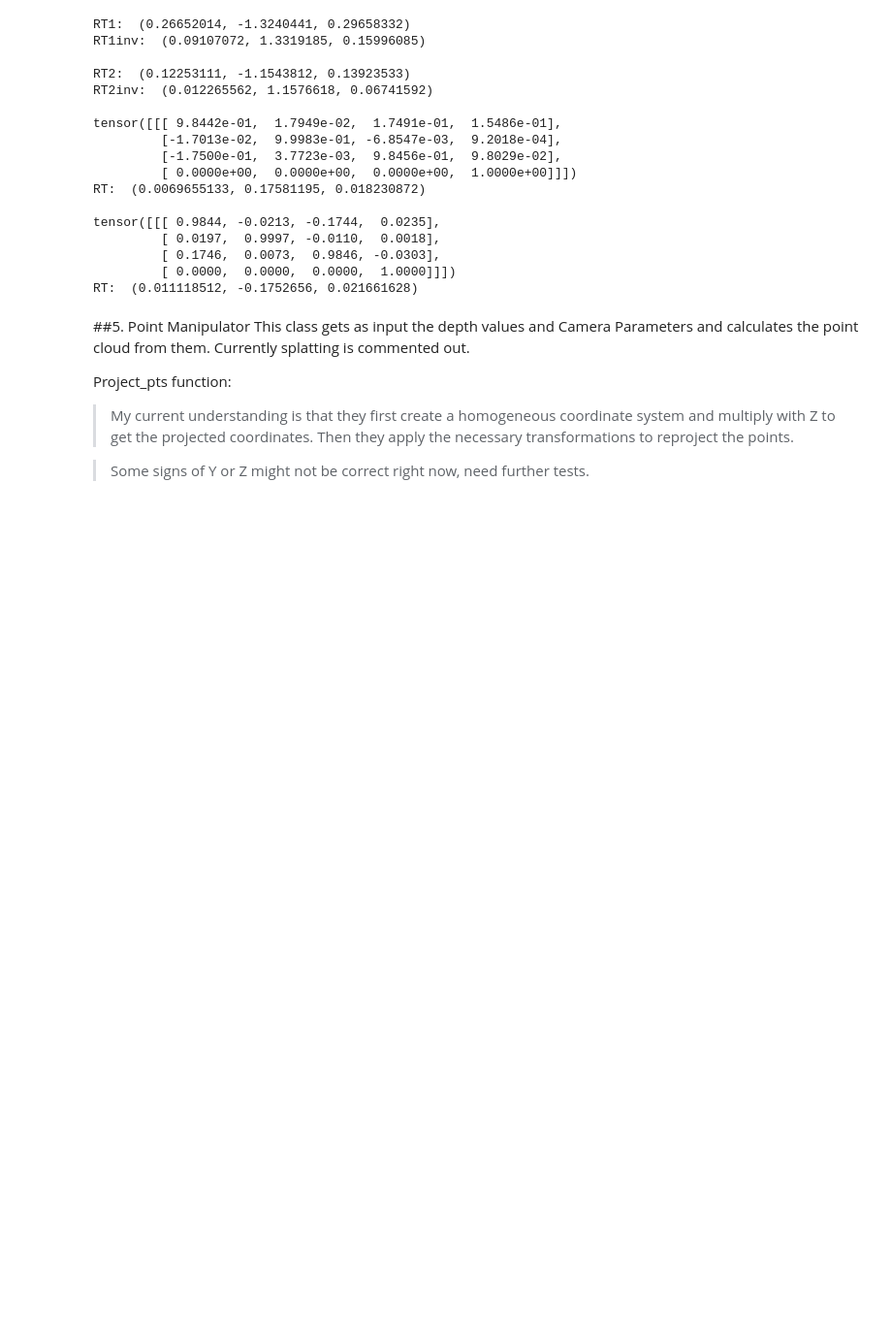
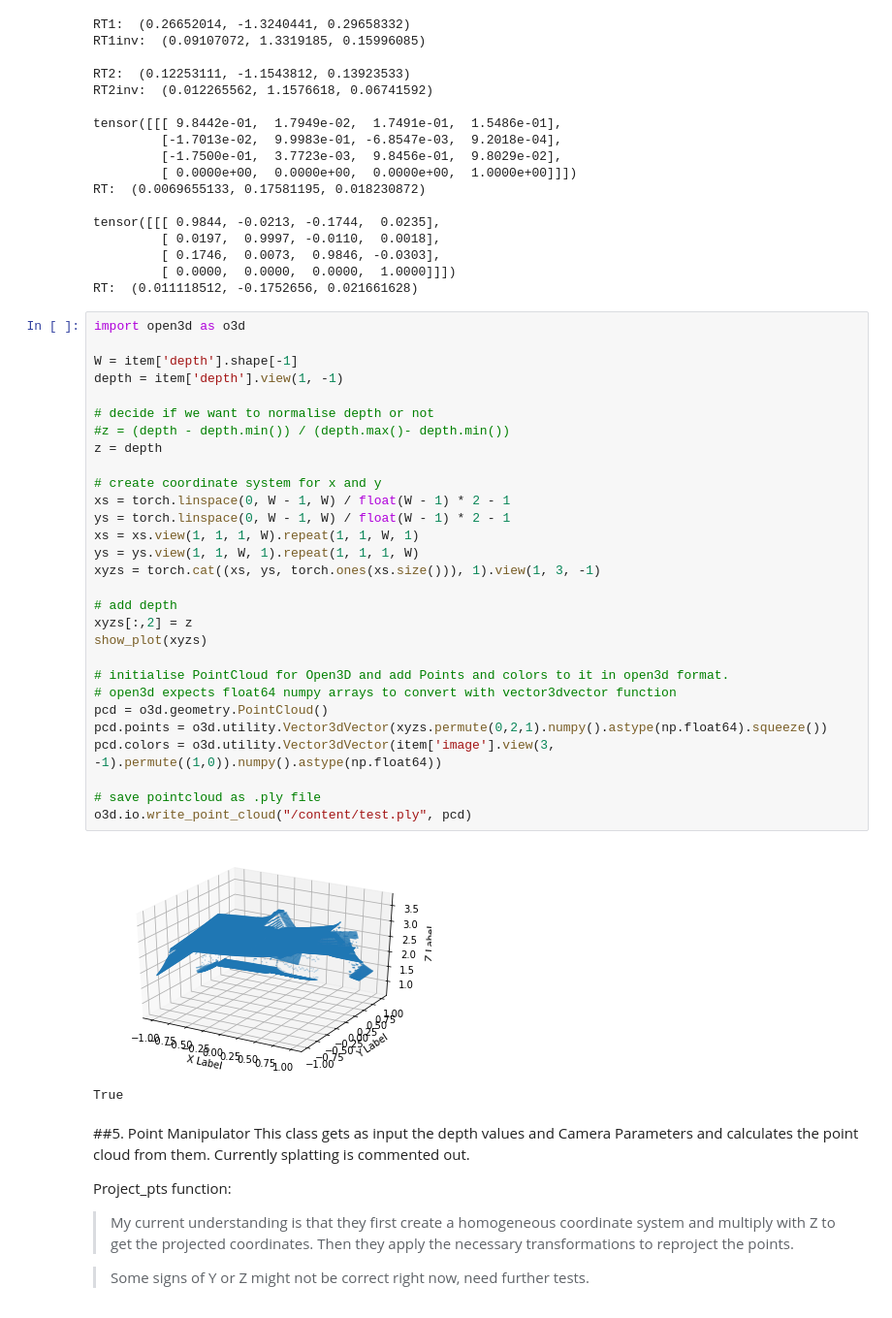
Before and after one commit to lukasHoel/novel-view-synthesis, a Jupyter notebook: notebooks/Point_Manipulation.ipynb, the cells around one changed output. Shown at 97% size. Cells and saved outputs as stored; diff of their text form; blank space fills up the shorter version.

```diff
--- a/notebooks/Point_Manipulation.ipynb
+++ b/notebooks/Point_Manipulation.ipynb
@@ -177,6 +202,38 @@ tensor([[[ 0.9844, -0.0213, -0.1744,  0.0235],
          [ 0.1746,  0.0073,  0.9846, -0.0303],
          [ 0.0000,  0.0000,  0.0000,  1.0000]]])
 RT:  (0.011118512, -0.1752656, 0.021661628)
+# %%
+import open3d as o3d
+
+W = item['depth'].shape[-1]
+depth = item['depth'].view(1, -1)
+
+# decide if we want to normalise depth or not
+#z = (depth - depth.min()) / (depth.max()- depth.min())
+z = depth
+
+# create coordinate system for x and y
+xs = torch.linspace(0, W - 1, W) / float(W - 1) * 2 - 1
+ys = torch.linspace(0, W - 1, W) / float(W - 1) * 2 - 1
+xs = xs.view(1, 1, 1, W).repeat(1, 1, W, 1)
+ys = ys.view(1, 1, W, 1).repeat(1, 1, 1, W)
+xyzs = torch.cat((xs, ys, torch.ones(xs.size())), 1).view(1, 3, -1)
+
+# add depth
+xyzs[:,2] = z
+show_plot(xyzs)
+
+# initialise PointCloud for Open3D and add Points and colors to it in open3d format.
+# open3d expects float64 numpy arrays to convert with vector3dvector function
+pcd = o3d.geometry.PointCloud()
+pcd.points = o3d.utility.Vector3dVector(xyzs.permute(0,2,1).numpy().astype(np.float64).squeeze())
+pcd.colors = o3d.utility.Vector3dVector(item['image'].view(3, -1).permute((1,0)).numpy().astype(np.float64))
+
+# save pointcloud as .ply file
+o3d.io.write_point_cloud("/content/test.ply", pcd)
+# %% [output]
+[figure, added]
+True
 # %% [markdown]
 ##5. Point Manipulator
 This class gets as input the depth values and Camera Parameters and calculates the point cloud from them. Currently splatting is commented out.
```
Also changed, not shown: parts of 6 cells of this notebook.
